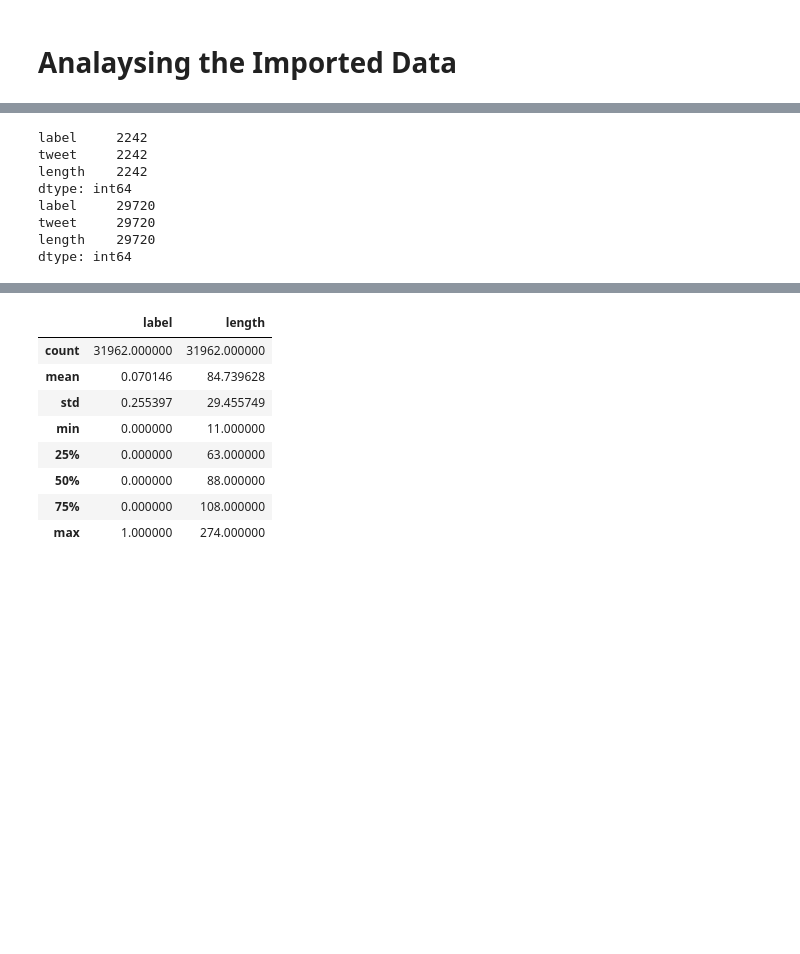
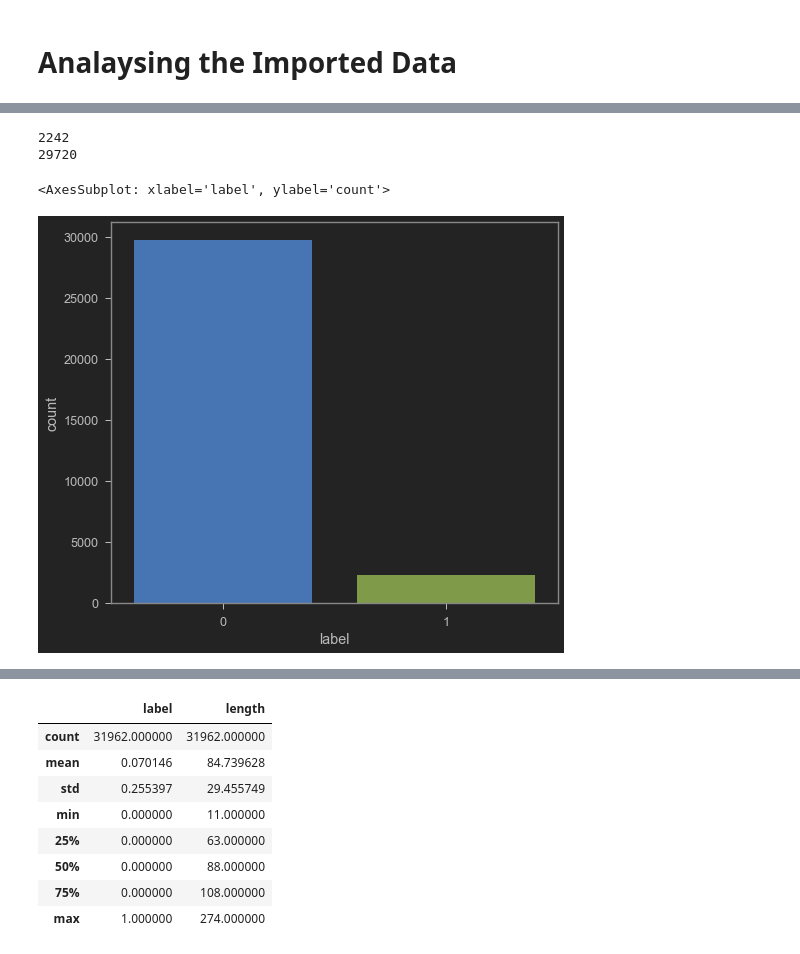
Before and after one commit to siddhardh-7/Twitter_Sentiment_Analysis, a Jupyter notebook: Twitter_Sentiment_Analysis.ipynb, the cells around one changed output, grey strips where cells are left out. Saved outputs shown, nothing was run; the diff lists cells and outputs as text; code cells hidden in the pictures; blank space fills up the shorter version.

```diff
--- a/Twitter_Sentiment_Analysis.ipynb
+++ b/Twitter_Sentiment_Analysis.ipynb
@@ -74,18 +64,16 @@ twitter_df
 # %%
 negative_df = twitter_df.loc[twitter_df['label'] == 1]
-print(negative_df.count())
+print(negative_df['tweet'].count())
 
 positive_df = twitter_df.loc[twitter_df['label'] == 0]
-print(positive_df.count())
+print(positive_df['tweet'].count())
+
+sns.countplot(x=twitter_df['label'] ,data=twitter_df)
 # %% [output]
-label     2242
-tweet     2242
-length    2242
-dtype: int64
-label     29720
-tweet     29720
-length    29720
-dtype: int64
+2242
+29720
+<AxesSubplot: xlabel='label', ylabel='count'>
+[figure, added]
 # %%
 twitter_df['length'].plot.hist(bins=100)
 # %% [output]
```
Also changed, not shown: parts of 10 cells of this notebook.
